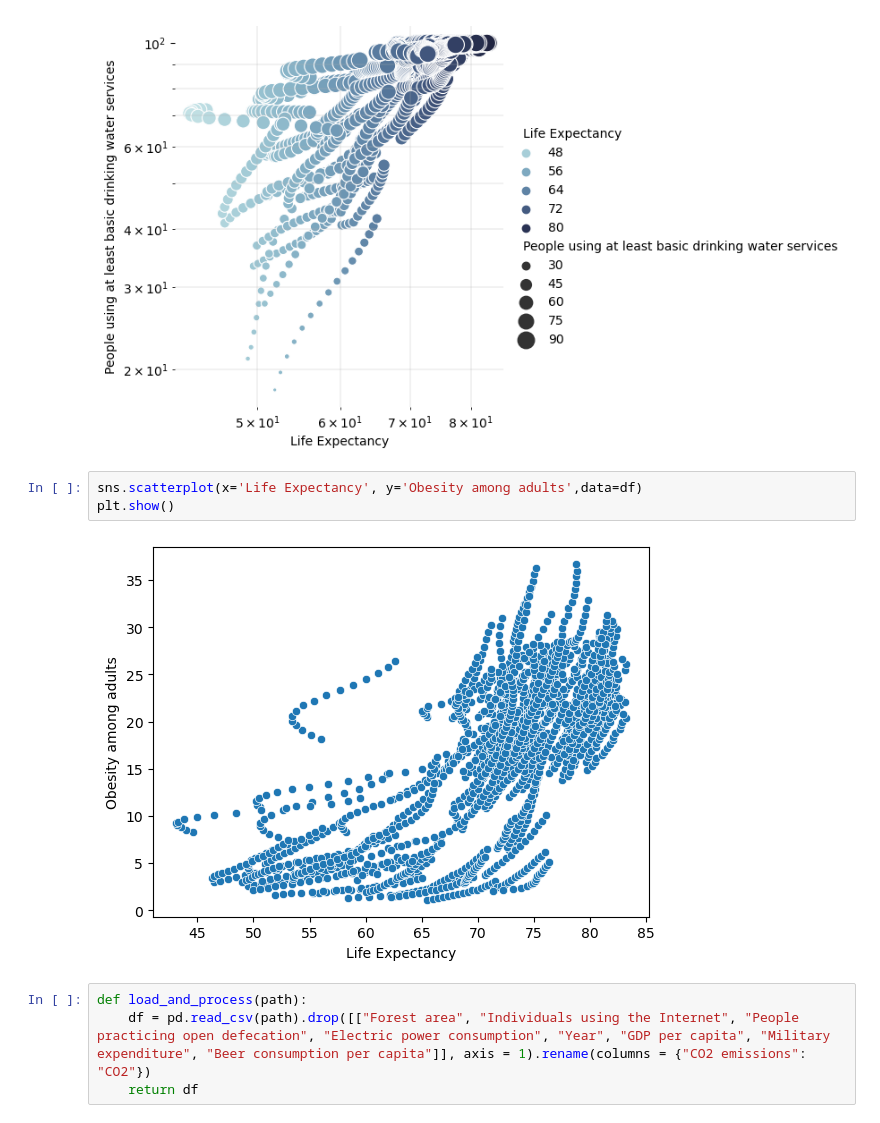
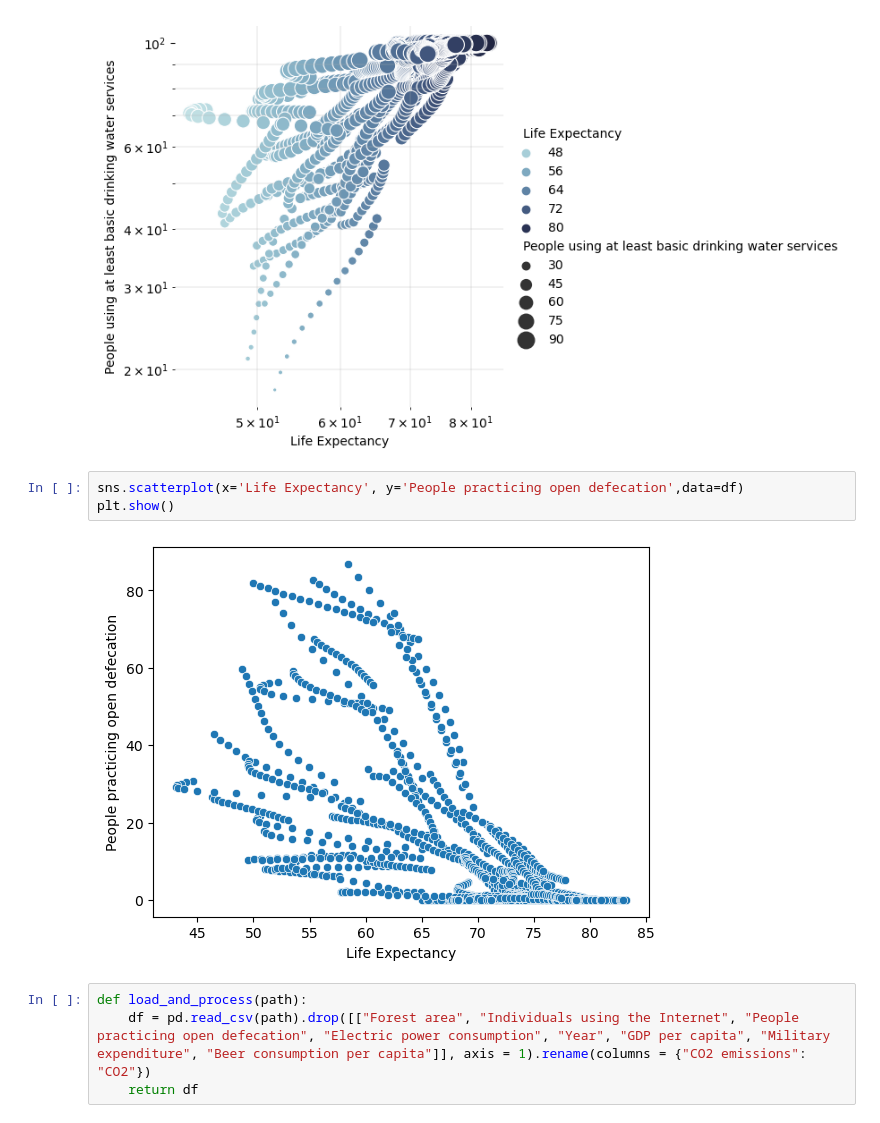
Before and after one commit to ubco-W2022T2-data301/project-group-group28, a Jupyter notebook: analysis/analysis2.ipynb, the cells around one changed output. Cells and saved outputs as stored; diff of their text form.

```diff
--- a/analysis/analysis2.ipynb
+++ b/analysis/analysis2.ipynb
@@ -127,10 +127,10 @@ g.despine(left=True, bottom=True)
 <seaborn.axisgrid.FacetGrid at 0x...>
 [figure]
 # %%
-sns.scatterplot(x='Life Expectancy', y='Obesity among adults',data=df)
+sns.scatterplot(x='Life Expectancy', y='People practicing open defecation',data=df)
 plt.show()
 # %% [output]
-[figure, old version]
+[figure, new version]
 # %%
 def load_and_process(path):
     df = pd.read_csv(path).drop([["Forest area", "Individuals using the Internet", "People practicing open defecation", "Electric power consumption", "Year", "GDP per capita", "Military expenditure", "Beer consumption per capita"]], axis = 1).rename(columns = {"CO2 emissions": "CO2"})
```
Also changed, not shown: parts of 2 cells of this notebook.
